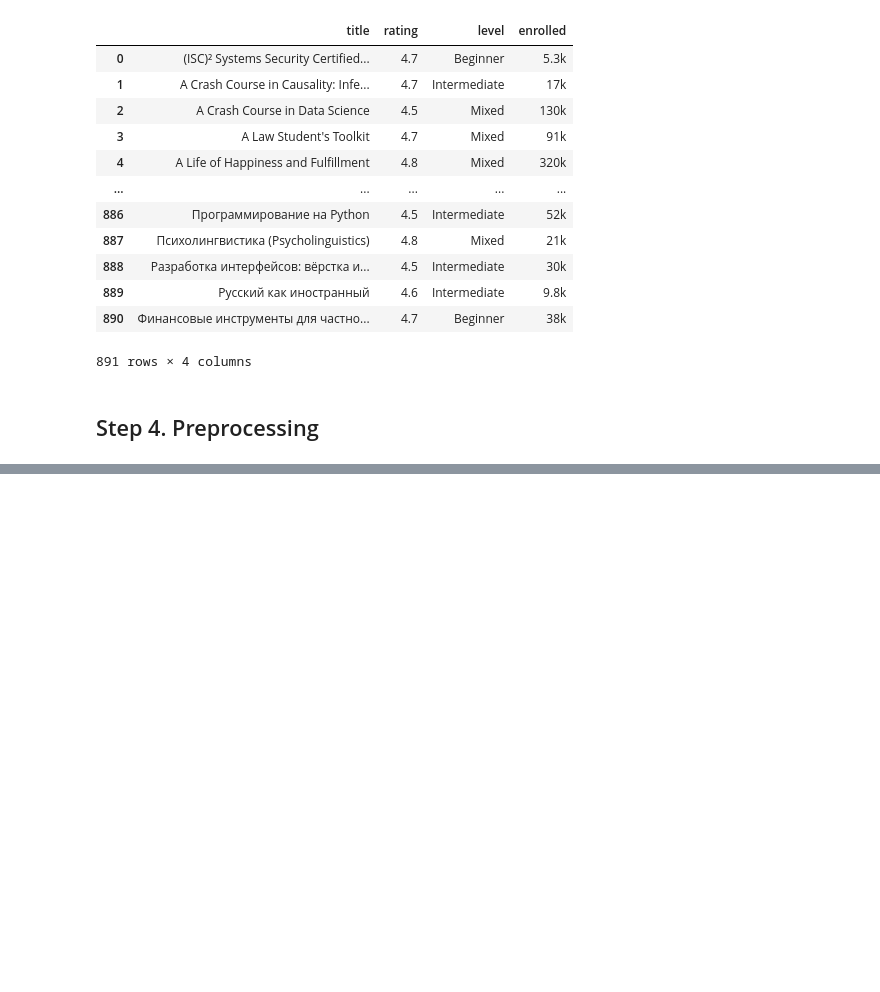
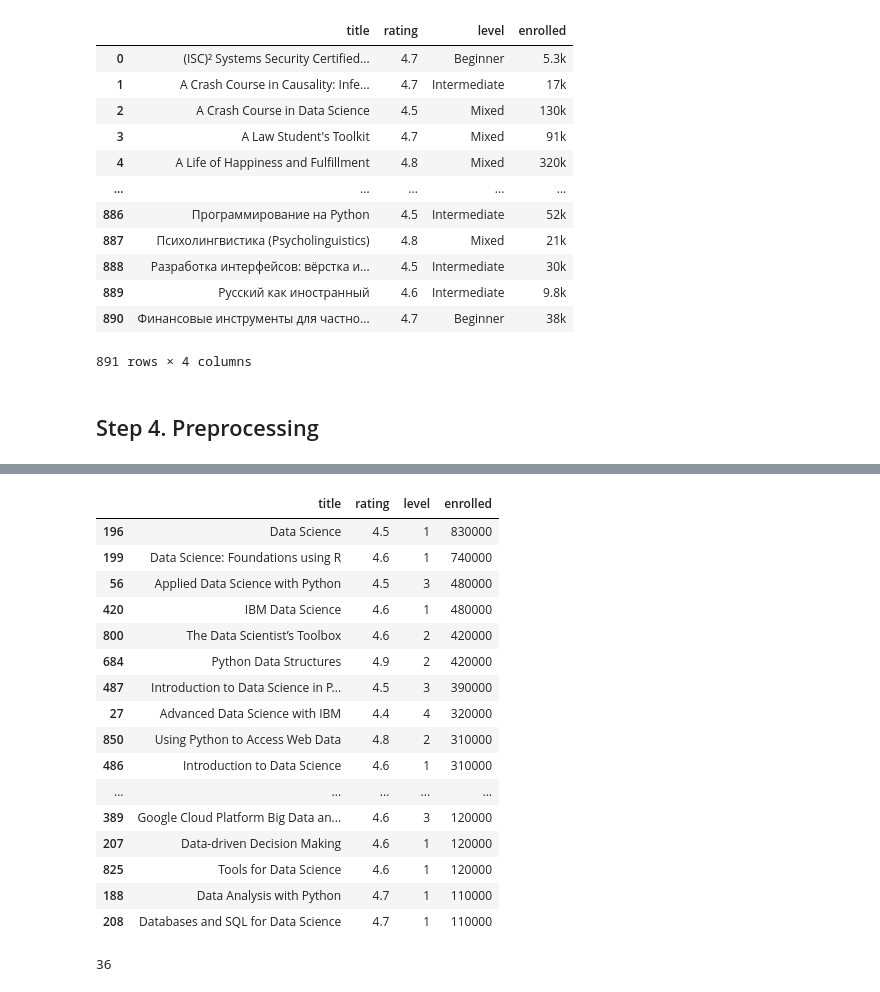
Before and after one commit to sw-song/Tech-Trends-2020, a Jupyter notebook: coursera.ipynb, the cells around one changed output, grey strips where cells are left out. Cells and saved outputs as stored; diff of their text form; code cells hidden in the pictures; blank space fills up the shorter version.

Commit message:
Coursera Best-Selling Online Courses

```diff
--- a/coursera.ipynb
+++ b/coursera.ipynb
@@ -89,0 +106,3 @@ df
+# %%
+df['level'] = df['level'].apply(levels)
+df['level'].unique()
@@ -89,0 +127,9 @@ df
+# %%
+# 단위(k)를 숫자로 변형합니다.
+def counts(x):
+    rx = x.replace('k','000')
+    if '.' in rx:
+        rx = rx.replace('.','')
+        rx = rx[:-1]
+        return int(rx)
+    return int(rx)
@@ -89,0 +152,4 @@ df
+# %%
+# 데이터 프레임에 적용합니다.
+df['enrolled'] = df['enrolled'].apply(counts)
+df
@@ -89,0 +214,3 @@ df
+# %%
+# 평점은 모두 좋은 편입니다. 새로운 변수로 저장해둡니다.
+Courses_data = df[df['title'].str.contains('Data')].sort_values(by=['enrolled'], ascending=False)
@@ -89,0 +227,26 @@ df
+# %%
+# 수강생이 100,000 명 이상인 강의만 추출합니다.
+Courses_data[Courses_data['enrolled']>100000]
+# %% [output]
+|  | title | rating | level | enrolled |
+| 196 | Data Science | 4.5 | 1 | 830000 |
+| 199 | Data Science: Foundations using R | 4.6 | 1 | 740000 |
+| 56 | Applied Data Science with Python | 4.5 | 3 | 480000 |
+| 420 | IBM Data Science | 4.6 | 1 | 480000 |
+| 800 | The Data Scientist’s Toolbox | 4.6 | 2 | 420000 |
+| 684 | Python Data Structures | 4.9 | 2 | 420000 |
+| 487 | Introduction to Data Science in P... | 4.5 | 3 | 390000 |
+| 27 | Advanced Data Science with IBM | 4.4 | 4 | 320000 |
+| 850 | Using Python to Access Web Data | 4.8 | 2 | 310000 |
+| 486 | Introduction to Data Science | 4.6 | 1 | 310000 |
+| ... | ... | ... | ... | ... |
+| 389 | Google Cloud Platform Big Data an... | 4.6 | 3 | 120000 |
+| 207 | Data-driven Decision Making | 4.6 | 1 | 120000 |
+| 825 | Tools for Data Science | 4.6 | 1 | 120000 |
+| 188 | Data Analysis with Python | 4.7 | 1 | 110000 |
+| 208 | Databases and SQL for Data Science | 4.7 | 1 | 110000 |
+# %%
+# 강의 수를 확인합니다.
+len(Courses_data[Courses_data['enrolled']>100000])
+# %% [output]
+36
```
Also changed, not shown: parts of 93 cells of this notebook.
